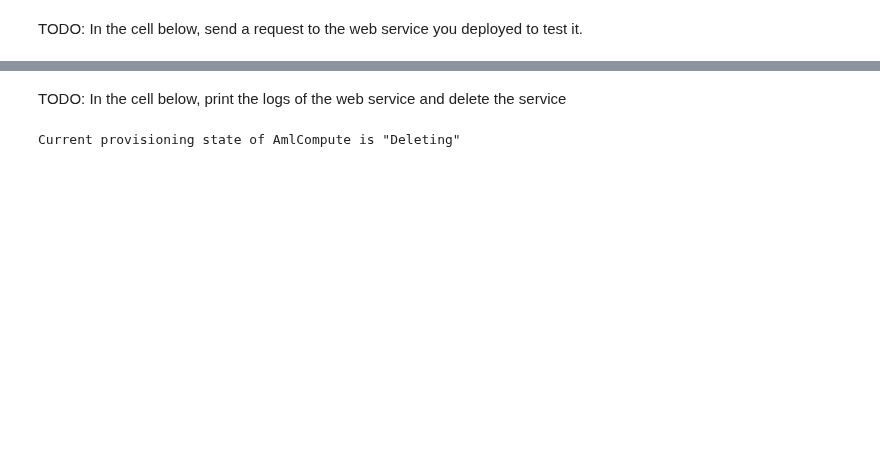
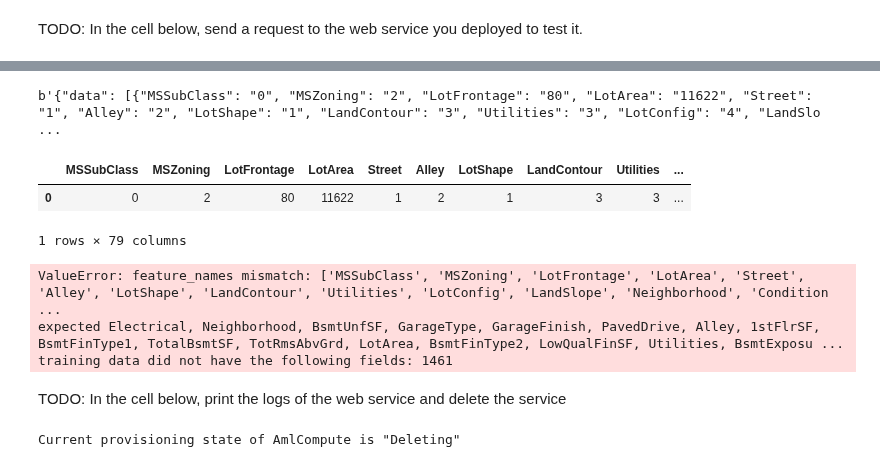
Before and after one commit to lustraka/Predict_Ames_House_Prices, a Jupyter notebook: hyperparameter_tuning.ipynb, the cells around one changed output, grey strips where cells are left out. Saved outputs shown, nothing was run; the diff lists cells and outputs as text; code cells hidden in the pictures; blank space fills up the shorter version.

```diff
--- a/hyperparameter_tuning.ipynb
+++ b/hyperparameter_tuning.ipynb
@@ -428,0 +491,10 @@ xgb = joblib.load('outputs/model.joblib')
+# %%
+req.data
+# %% [output]
+b'{"data": [{"MSSubClass": "0", "MSZoning": "2", "LotFrontage": "80", "LotArea": "11622", "Street": "1", "Alley": "2", "LotShape": "1", "LandContour": "3", "Utilities": "3", "LotConfig": "4", "LandSlo ...
+# %%
+pd.DataFrame(data['data'])
+# %% [output]
+|  | MSSubClass | MSZoning | LotFrontage | LotArea | Street | Alley | LotShape | LandContour | Utilities | ... |
+| 0 | 0 | 2 | 80 | 11622 | 1 | 2 | 1 | 3 | 3 | ... |
+1 rows × 79 columns
@@ -429,3 +507,9 @@ xgb = joblib.load('outputs/model.joblib')
+# %%
+xxx.predict(pd.DataFrame(test.iloc[0]))
+# %% [output]
+ValueError: feature_names mismatch: ['MSSubClass', 'MSZoning', 'LotFrontage', 'LotArea', 'Street', 'Alley', 'LotShape', 'LandContour', 'Utilities', 'LotConfig', 'LandSlope', 'Neighborhood', 'Condition ...
+expected Electrical, Neighborhood, BsmtUnfSF, GarageType, GarageFinish, PavedDrive, Alley, 1stFlrSF, BsmtFinType1, TotalBsmtSF, TotRmsAbvGrd, LotArea, BsmtFinType2, LowQualFinSF, Utilities, BsmtExposu ...
+training data did not have the following fields: 1461
 # %% [markdown]
 TODO: In the cell below, print the logs of the web service and delete the service
 # %%
```
Also changed, not shown: parts of 21 cells of this notebook, 2 other files.
